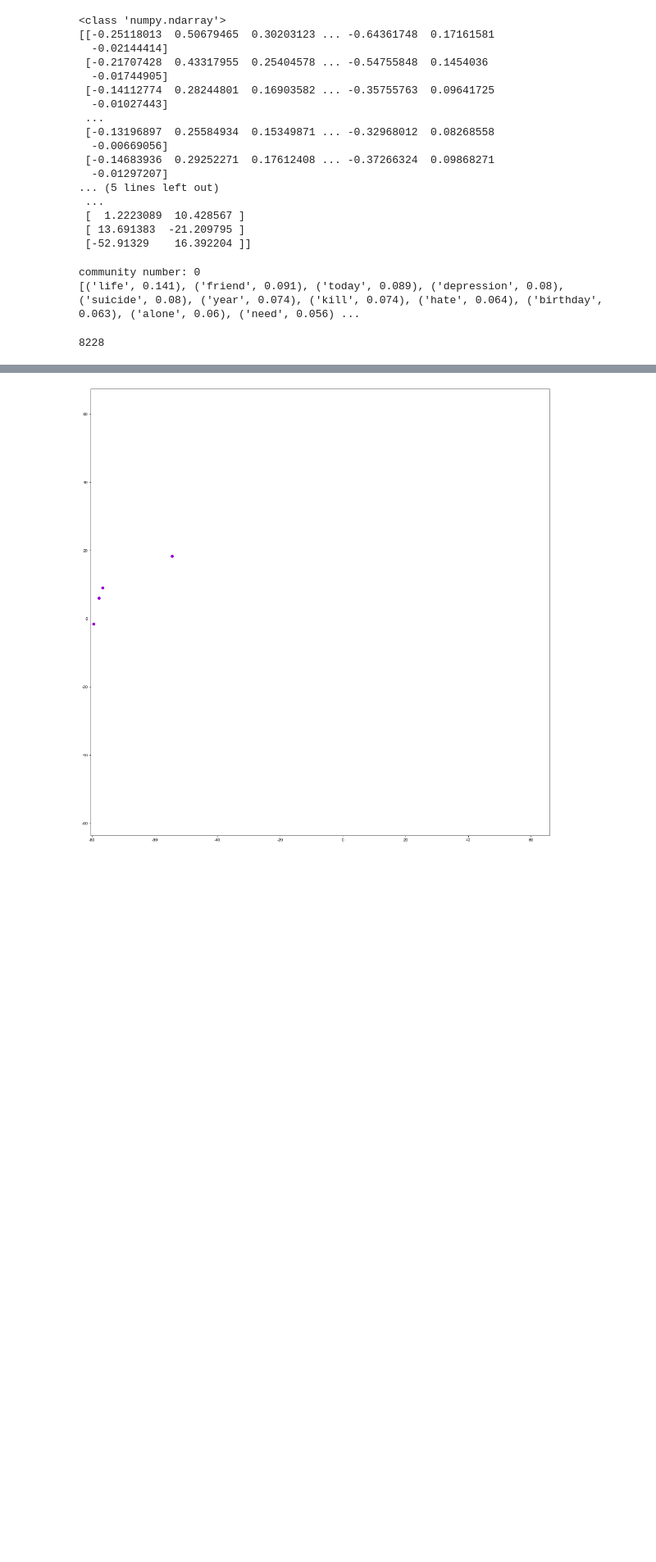
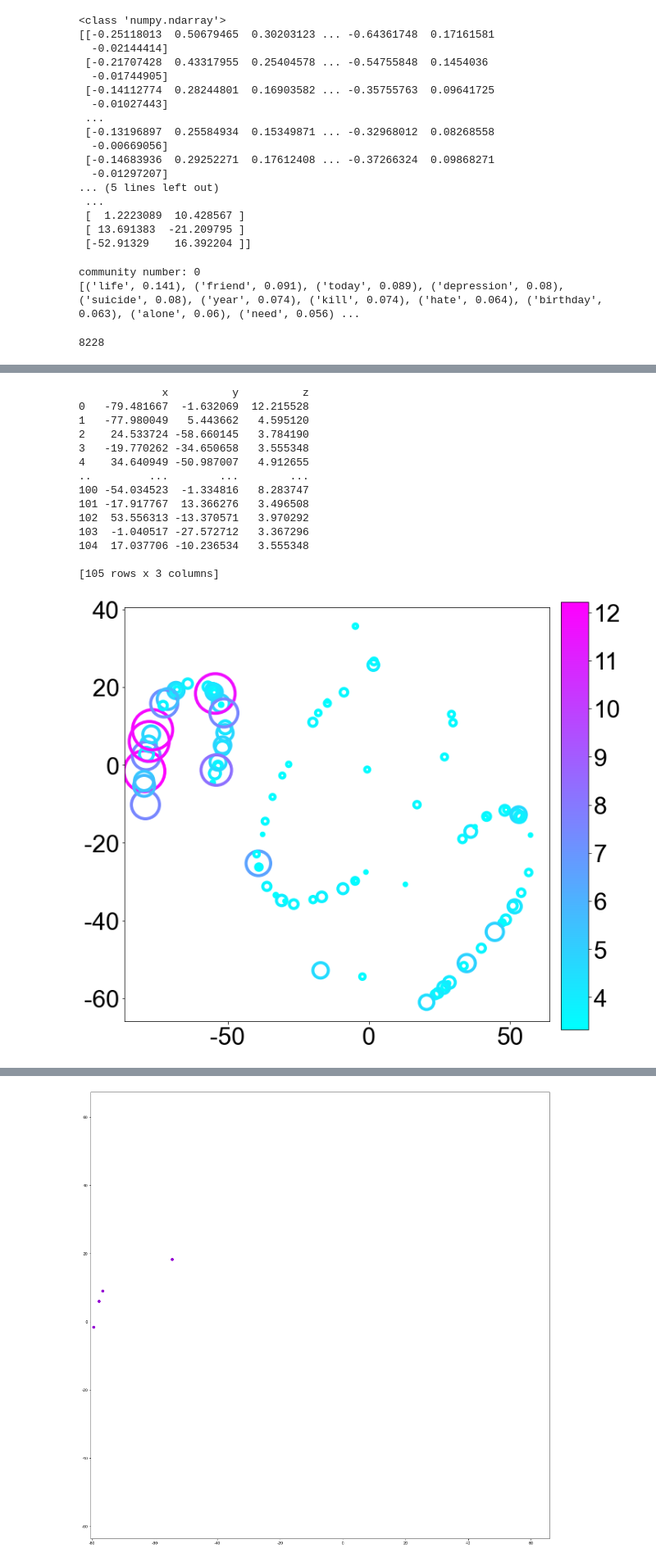
Before and after one commit to tr0up2r/plotting-and-graph-analysis, a Jupyter notebook: tsne/word2vec_union_weight.ipynb, the cells around one changed output, grey strips where cells are left out. Shown at 82% size. Saved outputs shown, nothing was run; the diff lists cells and outputs as text; code cells hidden in the pictures; blank space fills up the shorter version.

```diff
--- a/tsne/word2vec_union_weight.ipynb
+++ b/tsne/word2vec_union_weight.ipynb
@@ -214,0 +292,74 @@ len(data_tsne)
+# %%
+from matplotlib.cm import ScalarMappable
+import matplotlib.pyplot as plt
+
+fig, ax = plt.subplots(figsize=(10,10))
+cax = fig.add_axes([0.92, 0.11, 0.05, 0.78])
+# divider = make_axes_locatable(ax)
+# cax = divider.append_axes('right', size='5%', pad=0.05)
+
+# fig = plt.figure(figsize=(12,10))
+plt.xlim(data_tsne[:,0].min(), data_tsne[:,0].max()+1)
+plt.ylim(data_tsne[:,1].min(), data_tsne[:,1].max()+1)
+plt.xticks(fontsize=50)
+plt.yticks(fontsize=50)
+
+x_for_tsne = []
+y_for_tsne = []
+communities_for_tsne = []
+size_for_tsne = []
+colors = []
+
+
+for i in range(len(data)):
+    for j in range(len(community_list)):
+        if communities[i] == community_list[j]:
+            x_for_tsne.append(data_tsne[i,0])
+            y_for_tsne.append(data_tsne[i,1])
+            # size_for_tsne.append(int(log_count_list[j])*150)
+            # print(max(count_list) - min(count_list))
+            size_for_tsne.append(((max(count_list) - min(count_list)) * (np.log(count_list[j]) - np.log(min(count_list))) / (np.log(max(count_list)) - np.log(min(count_list)))) /70)
+            # size_for_tsne.append()
+            colors.append(log_count_list[j])
+            break
+
+
+
+# print(sort(linewidth_for_tsne))
+
+tsne_df = pd.DataFrame({'x': x_for_tsne,
+                   'y': y_for_tsne,
+                   'z': colors})
+
+print(tsne_df)
+
+
+# cmap = plt.cm.cool(colors)
+
+cmap = plt2.cm.cool
+norm = plt2.colors.Normalize(vmin=tsne_df.z.min(), vmax=tsne_df.z.max())
+
+ax.scatter(tsne_df.x, tsne_df.y, s=size_for_tsne, color=c, edgecolor=c, facecolor='none', lw=4)
+ax.tick_params(axis='both', which='major', labelsize=32)
+fig.colorbar(plt2.cm.ScalarMappable(norm=norm, cmap=cmap), cax=cax, orientation='vertical')
+plt.xticks(fontsize=32)
+plt.yticks(fontsize=32)
+# plt.show()
+filename = "tsne_log.eps"
+plt.savefig(f"../tsne/eps/{filename}", bbox_inches='tight', format='eps')
+# %% [output]
+             x          y          z
+0   -79.481667  -1.632069  12.215528
+1   -77.980049   5.443662   4.595120
+2    24.533724 -58.660145   3.784190
+3   -19.770262 -34.650658   3.555348
+4    34.640949 -50.987007   4.912655
+..         ...        ...        ...
+100 -54.034523  -1.334816   8.283747
+101 -17.917767  13.366276   3.496508
+102  53.556313 -13.370571   3.970292
+103  -1.040517 -27.572712   3.367296
+104  17.037706 -10.236534   3.555348
+
+[105 rows x 3 columns]
+[figure, added]
```
Also changed, not shown: parts of 18 cells of this notebook, 3 other files.
